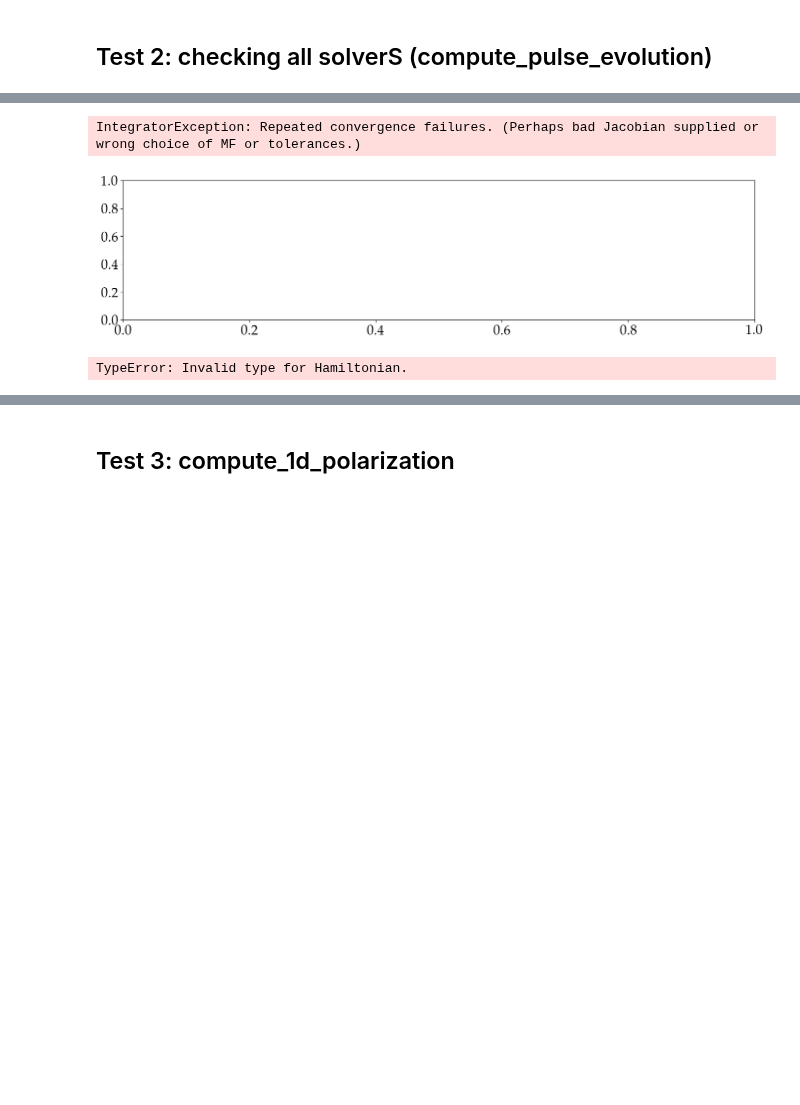
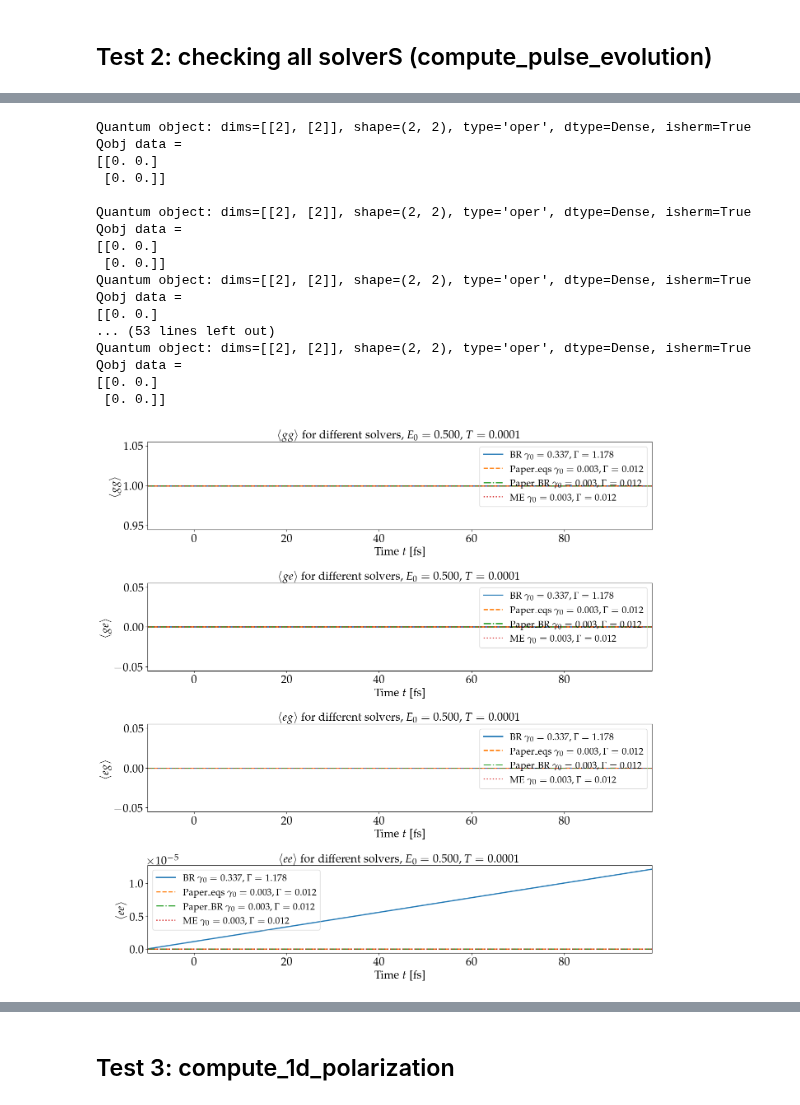
Before and after one commit to LBPhysics/2025_master_thesis_leopold_bodamer, a Jupyter notebook: code/python/notebooks/test_spectroscopy.ipynb, the cells around one changed output, grey strips where cells are left out. Drawn from its saved outputs; the diff is of its cells as text; code cells hidden in the pictures; blank space fills up the shorter version.

Commit message:
Save current work state before reverting

```diff
--- a/code/python/notebooks/test_spectroscopy.ipynb
+++ b/code/python/notebooks/test_spectroscopy.ipynb
@@ -87,7 +87,7 @@ from qspectro2d.visualization import mpl_tex_settings
 
 print("✓ All imports successful!")
 
-N_atoms_test = 2
+N_atoms_test = 1
 # %% [output]
 ✓ All imports successful!
 # %% [markdown]
@@ -203,16 +200,16 @@ from qspectro2d.core.functions_with_rwa import apply_RWA_phase_factors
 solvers = [
     "BR",
     "Paper_eqs",
-#    "Paper_BR",
+    "Paper_BR",
     "ME"
 ]
 colors  = ['C0', 'C1', 'C2', 'C3']
 styles  = ['solid', 'dashed', 'dashdot', 'dotted']
 
 if N_atoms_test == 1:
-    psi_0_test = qt.basis(2, 1)  # Initial state |1⟩
+    psi_0_test = qt.basis(2, 0)  # Initial state |1⟩
 elif N_atoms_test == 2:
-    psi_0_test = qt.tensor(qt.basis(2, 0), qt.basis(2, 0))
+    psi_0_test = qt.tensor(qt.basis(2, 1), qt.basis(2, 0))
 
 system_current = SystemParameters(
     N_atoms=N_atoms_test,
@@ -220,28 +217,29 @@ system_current = SystemParameters(
     dt=1,
     envelope_type="gaussian",
     pulse_fwhm=5.0,
-    E0=0.05,
-    RWA_laser=True,
+    E0=0.5,
+    RWA_laser=False,
     psi_ini=psi_0_test,
-    Temp=1e1,
+    Temp=1e-4,
 )
 e_ops = system_current.observable_ops
 labels = system_current.observable_strs
 
-# generate coherence operator for two atoms
-eigenstates = system_current.eigenstates[1]
-e_ops.append(eigenstates[0] * eigenstates[1].dag())
-e_ops.append(eigenstates[0] * eigenstates[2].dag())
-e_ops.append(eigenstates[0] * eigenstates[3].dag())
-e_ops.append(eigenstates[1] * eigenstates[2].dag())
-e_ops.append(eigenstates[1] * eigenstates[3].dag())
-e_ops.append(eigenstates[2] * eigenstates[3].dag())
-labels.append(r'01')
-labels.append(r'02')
-labels.append(r'03')
-labels.append(r'12')
-labels.append(r'13')
-labels.append(r'23')
+if N_atoms_test == 2:
+    # generate coherence operator for two atoms
+    eigenstates = system_current.eigenstates[1]
+    e_ops.append(eigenstates[0] * eigenstates[1].dag())
+    e_ops.append(eigenstates[0] * eigenstates[2].dag())
+    e_ops.append(eigenstates[0] * eigenstates[3].dag())
+    e_ops.append(eigenstates[1] * eigenstates[2].dag())
+    e_ops.append(eigenstates[1] * eigenstates[3].dag())
+    e_ops.append(eigenstates[2] * eigenstates[3].dag())
+    labels.append(r'01')
+    labels.append(r'02')
+    labels.append(r'03')
+    labels.append(r'12')
+    labels.append(r'13')
+    labels.append(r'23')
 
 test_sequence = PulseSequence().from_pulse_specs(system_current, [(0,0,1), ])
 
@@ -291,13 +302,18 @@ plt.show()
-IntegratorException: Repeated convergence failures. (Perhaps bad Jacobian supplied or wrong choice of MF or tolerances.)
+Quantum object: dims=[[2], [2]], shape=(2, 2), type='oper', dtype=Dense, isherm=True
+Qobj data =
+[[0. 0.]
+ [0. 0.]]
+
+Quantum object: dims=[[2], [2]], shape=(2, 2), type='oper', dtype=Dense, isherm=True
+Qobj data =
+[[0. 0.]
+ [0. 0.]]
+Quantum object: dims=[[2], [2]], shape=(2, 2), type='oper', dtype=Dense, isherm=True
+Qobj data =
+[[0. 0.]
+... (53 lines left out)
+Quantum object: dims=[[2], [2]], shape=(2, 2), type='oper', dtype=Dense, isherm=True
+Qobj data =
+[[0. 0.]
+ [0. 0.]]
-[figure, old version]
+[figure, new version]
-# %%
-x = qt.basis(2, 0)  # |0⟩
-y = qt.basis(2, 1)  # |1⟩
-
-H = y * x.dag() + x * y.dag()  # H = |1⟩⟨0| + |0⟩⟨1|
-H
-L = qt.liouvillian(H)
-L
-L_ = qt.liouvillian(L)
-# %% [output]
-TypeError: Invalid type for Hamiltonian.
```
Also changed, not shown: parts of 6 cells of this notebook, 4 other files.
